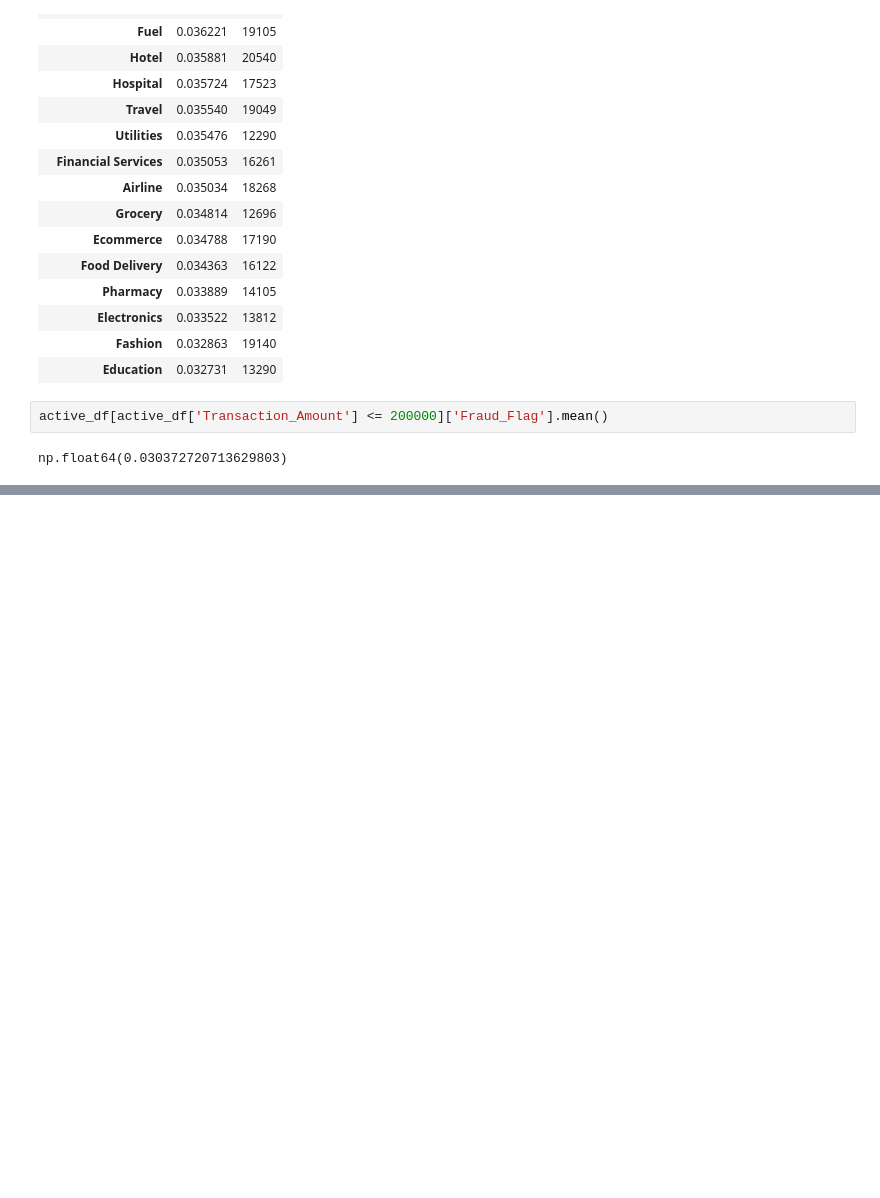
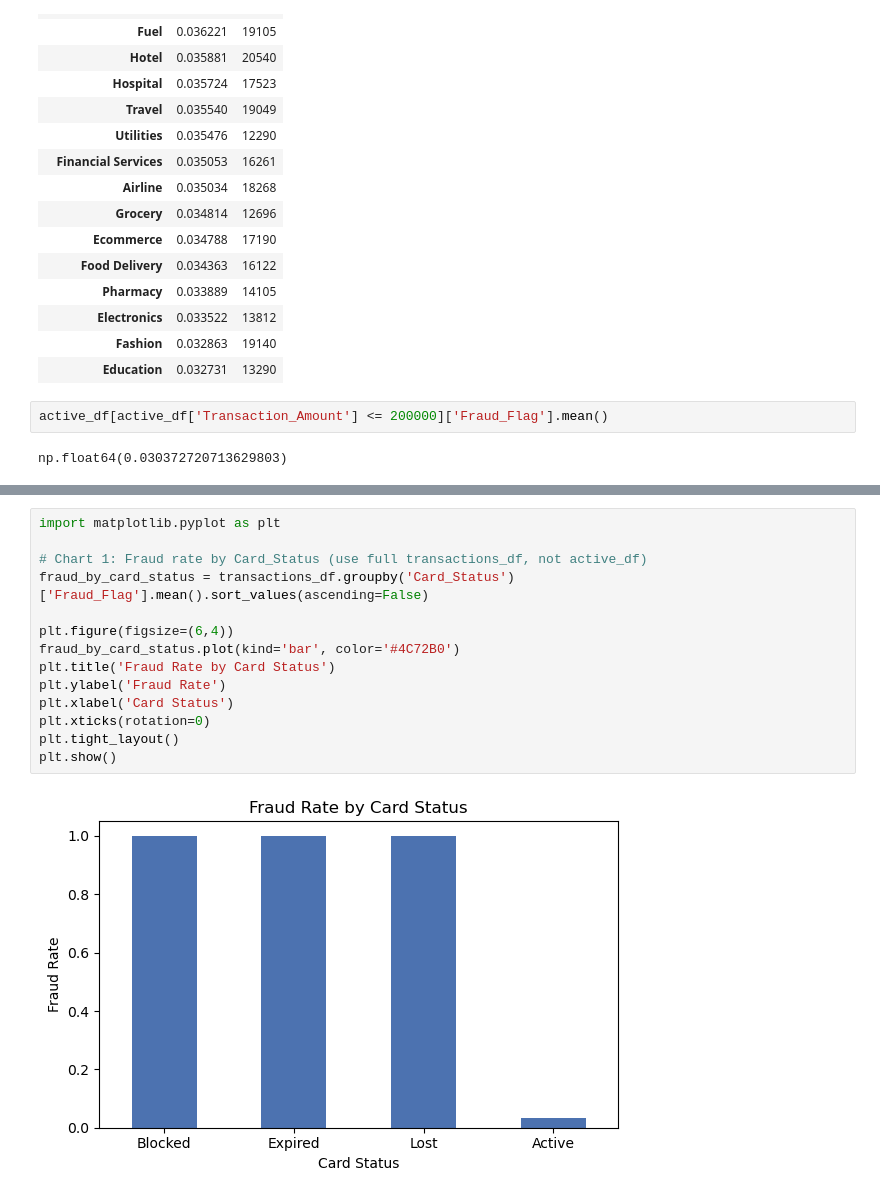
Before and after one commit to Kanjerih/Indian-Financial-Fraud, a Jupyter notebook: Indian-Financial-Fraud.ipynb, the cells around one changed output, grey strips where cells are left out. Drawn from its saved outputs; the diff is of its cells as text; blank space fills up the shorter version.

```diff
--- a/Indian-Financial-Fraud.ipynb
+++ b/Indian-Financial-Fraud.ipynb
@@ -433,0 +477,16 @@ np.float64(0.030372720713629803)
+# %%
+import matplotlib.pyplot as plt
+
+# Chart 1: Fraud rate by Card_Status (use full transactions_df, not active_df)
+fraud_by_card_status = transactions_df.groupby('Card_Status')['Fraud_Flag'].mean().sort_values(ascending=False)
+
+plt.figure(figsize=(6,4))
+fraud_by_card_status.plot(kind='bar', color='#4C72B0')
+plt.title('Fraud Rate by Card Status')
+plt.ylabel('Fraud Rate')
+plt.xlabel('Card Status')
+plt.xticks(rotation=0)
+plt.tight_layout()
+plt.show()
+# %% [output]
+[figure, added]
```
Also changed, not shown: parts of 7 cells of this notebook.
